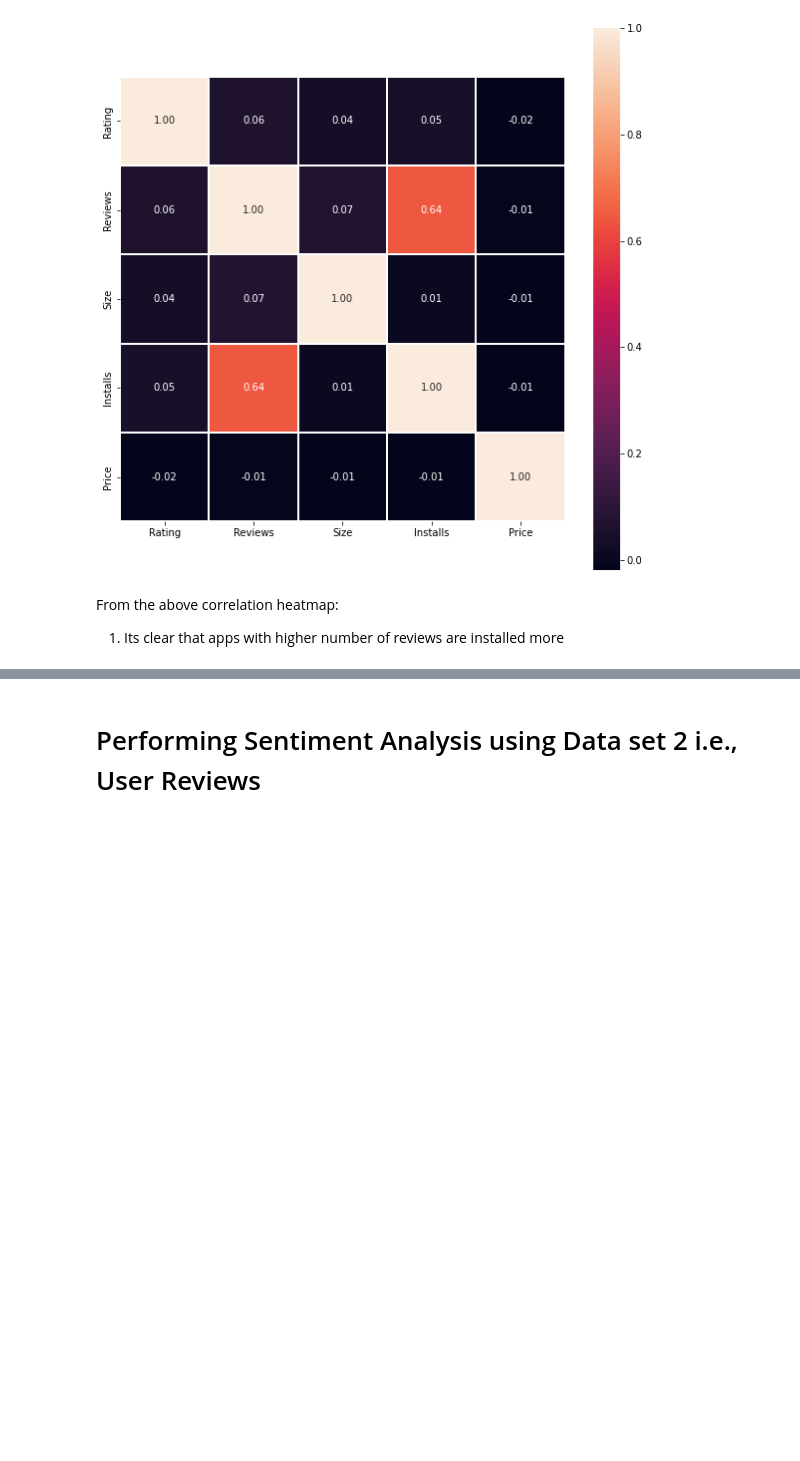
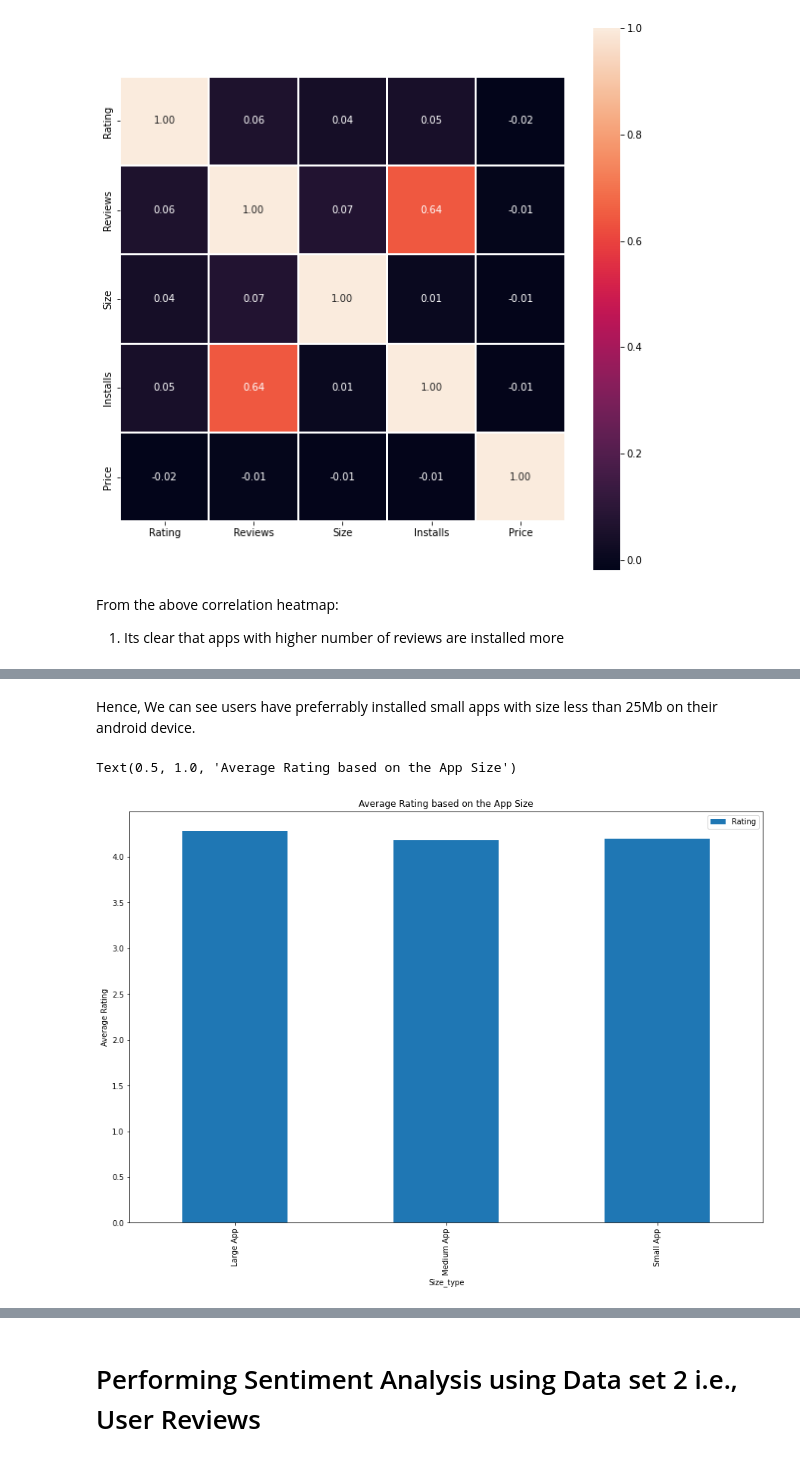
Before and after one commit to Sanjeevhegde009/EDA-Capstone-Project-Playstore-App-Data-Review, a Jupyter notebook: EDA_Capstone_Project_Playstore_App_Reviews.ipynb, the cells around one changed output, grey strips where cells are left out. Cells and saved outputs as stored; diff of their text form; code cells hidden in the pictures; blank space fills up the shorter version.

```diff
--- a/EDA_Capstone_Project_Playstore_App_Reviews.ipynb
+++ b/EDA_Capstone_Project_Playstore_App_Reviews.ipynb
@@ -667,0 +703,10 @@ From the above correlation heatmap:
+# %% [markdown]
+Hence, We can see users have preferrably installed small apps with size less than 25Mb on their android device.
+# %%
+#size and rating
+app_data.groupby('Size_type')[['Rating']].mean().plot(kind='bar')
+plt.ylabel('Average Rating')
+plt.title('Average Rating based on the App Size')
+# %% [output]
+Text(0.5, 1.0, 'Average Rating based on the App Size')
+[figure, added]
```
Also changed, not shown: parts of 17 cells of this notebook.
